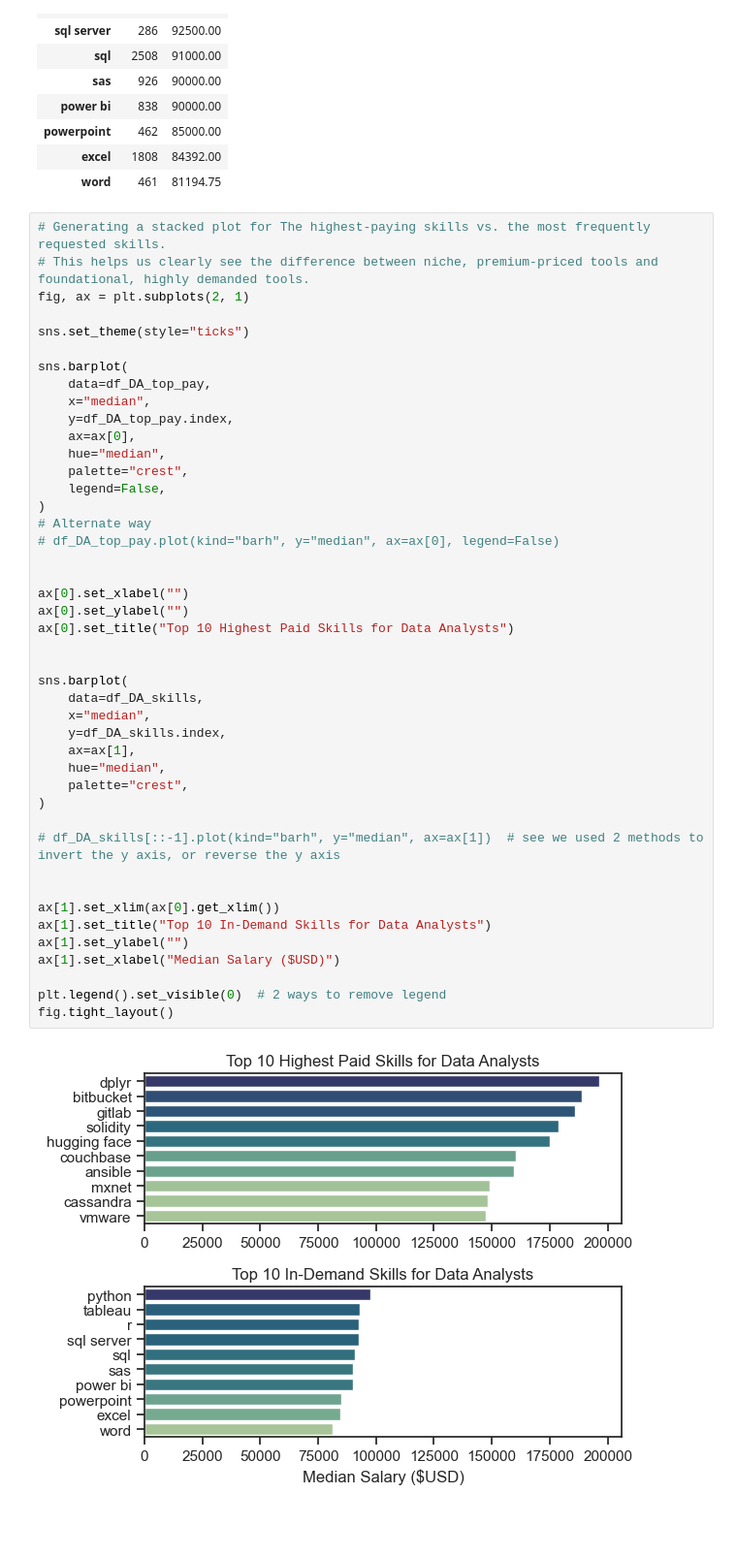
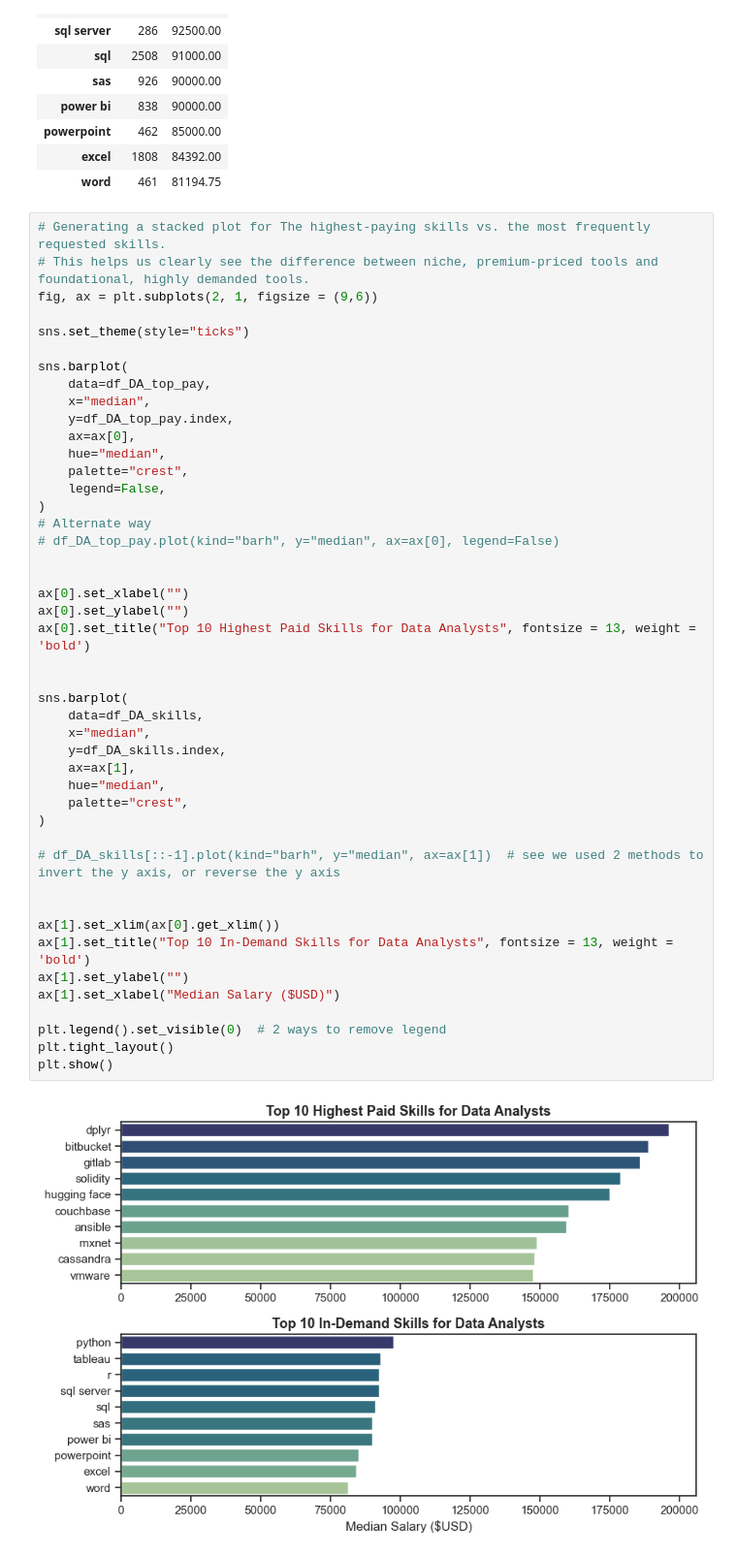
Before and after one commit to AnshulSilhare/us-data-jobs-analysis, a Jupyter notebook: notebooks/4_Salary_Analysis.ipynb, the cells around one changed output. Shown at 97% size. Drawn from its saved outputs; the diff is of its cells as text; blank space fills up the shorter version.

```diff
--- a/notebooks/4_Salary_Analysis.ipynb
+++ b/notebooks/4_Salary_Analysis.ipynb
@@ -215,7 +220,7 @@ df_DA_skills
 # %%
 # Generating a stacked plot for The highest-paying skills vs. the most frequently requested skills.
 # This helps us clearly see the difference between niche, premium-priced tools and foundational, highly demanded tools.
-fig, ax = plt.subplots(2, 1)
+fig, ax = plt.subplots(2, 1, figsize = (9,6))
 
 sns.set_theme(style="ticks")
 
@@ -227,36 +232,37 @@ sns.barplot(
     hue="median",
     palette="crest",
     legend=False,
 )
 # Alternate way
 # df_DA_top_pay.plot(kind="barh", y="median", ax=ax[0], legend=False)
 
 
 ax[0].set_xlabel("")
 ax[0].set_ylabel("")
-ax[0].set_title("Top 10 Highest Paid Skills for Data Analysts")
+ax[0].set_title("Top 10 Highest Paid Skills for Data Analysts", fontsize = 13, weight = 'bold')
 
 
 sns.barplot(
     data=df_DA_skills,
     x="median",
     y=df_DA_skills.index,
     ax=ax[1],
     hue="median",
     palette="crest",
 )
 
 # df_DA_skills[::-1].plot(kind="barh", y="median", ax=ax[1])  # see we used 2 methods to invert the y axis, or reverse the y axis
 
 
 ax[1].set_xlim(ax[0].get_xlim())
-ax[1].set_title("Top 10 In-Demand Skills for Data Analysts")
+ax[1].set_title("Top 10 In-Demand Skills for Data Analysts", fontsize = 13, weight = 'bold')
 ax[1].set_ylabel("")
 ax[1].set_xlabel("Median Salary ($USD)")
 
 plt.legend().set_visible(0)  # 2 ways to remove legend
-fig.tight_layout()
+plt.tight_layout()
+plt.show()
 # %% [output]
-[figure, old version]
+[figure, new version]
 # %%
 # Using the clean salary dataset (outliers removed)
```
Also changed, not shown: parts of 4 cells of this notebook, 1 other file.
